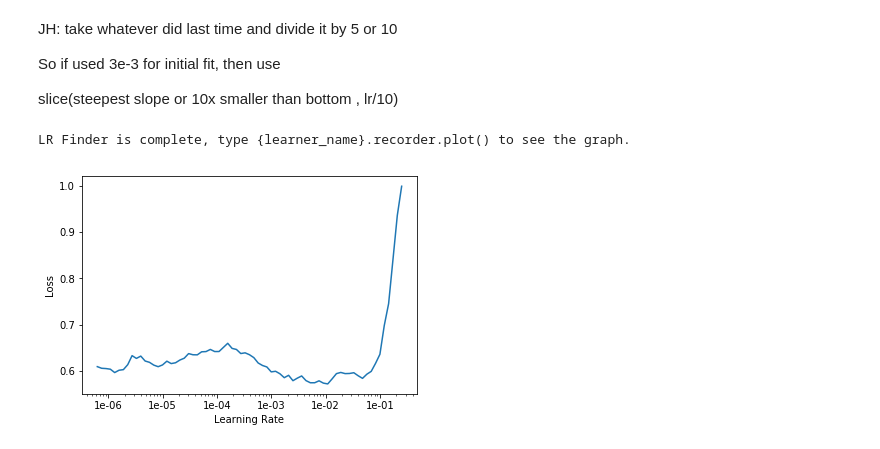
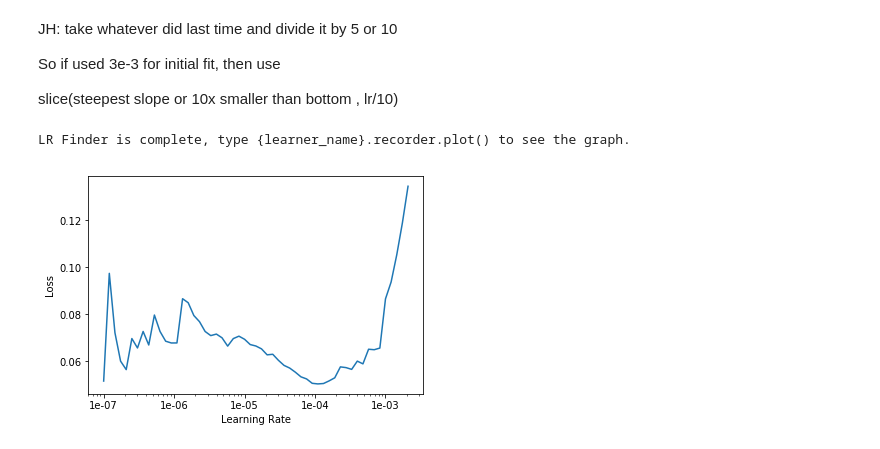
Before and after one commit to adriangrepo/fastai_v3_experiments, a Jupyter notebook: nbs/fit_one_cycle.ipynb, the cells around one changed output. Drawn from its saved outputs; the diff is of its cells as text; code cells hidden in the pictures.

```diff
--- a/nbs/fit_one_cycle.ipynb
+++ b/nbs/fit_one_cycle.ipynb
@@ -160,3 +184,7 @@ Either:
     number of epochs is too low
 
     model is too simple
+# %%
+learn = create_cnn(data, models.resnet18, metrics=error_rate)
+# %%
+learn.fit_one_cycle(2, max_lr=slice(3e-3,3e-2))
@@ -172,8 +211,8 @@ slice(steepest slope or 10x smaller than bottom , lr/10)
 learn.unfreeze()
 # %%
 learn.lr_find()
-learn.recorder.plot()
+learn.recorder.plot(skip_start=0, skip_end=5)
 # %% [output]
 LR Finder is complete, type {learner_name}.recorder.plot() to see the graph.
-[figure, old version]
+[figure, new version]
 # %%
```
Also changed, not shown: parts of 18 cells of this notebook, 1 other file.
